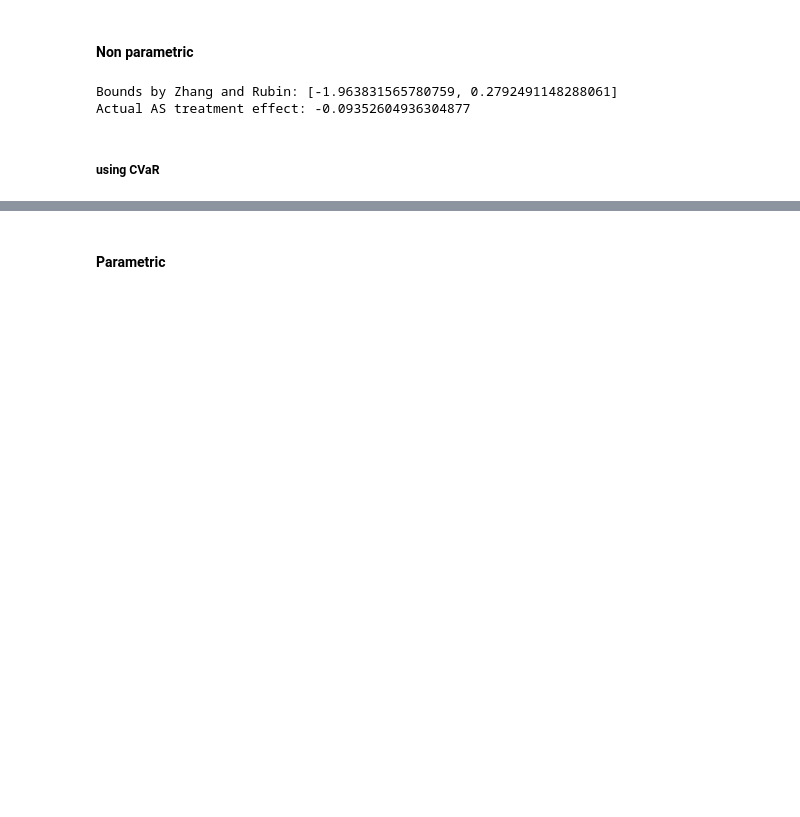
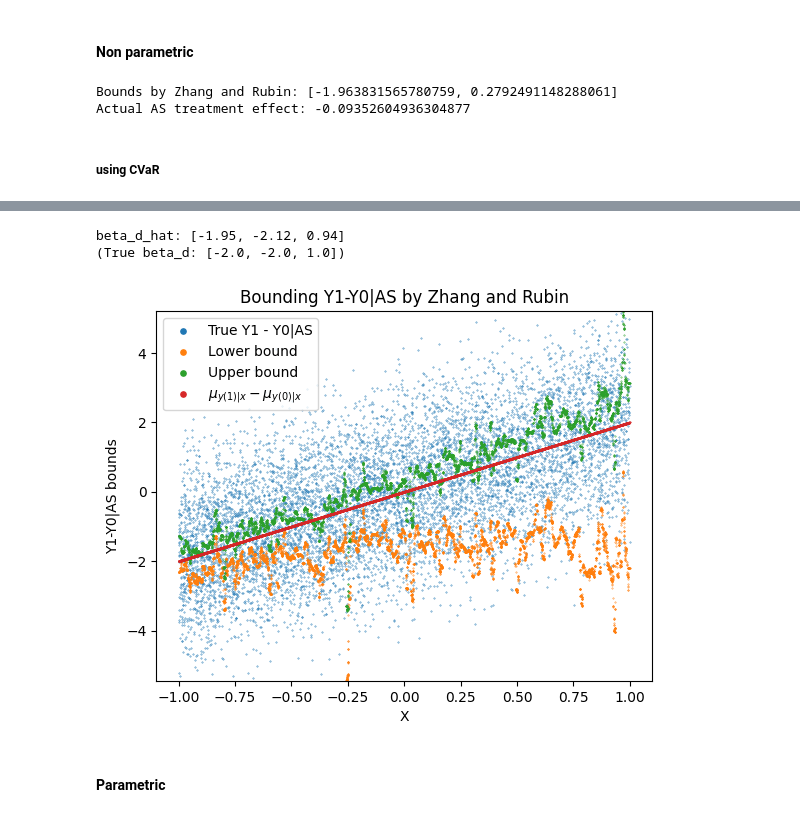
Before and after one commit to HadarRosenwald/competing_risks_simulation, a Jupyter notebook: competing_risks_simulation.ipynb, the cells around one changed output, grey strips where cells are left out. Saved outputs shown, nothing was run; the diff lists cells and outputs as text; code cells hidden in the pictures; blank space fills up the shorter version.

Commit message:
calculating cvar bounds based solely on observable data (p_t0d0_x p_t1d0_x estimation)

```diff
--- a/competing_risks_simulation.ipynb
+++ b/competing_risks_simulation.ipynb
@@ -65,3 +66,22 @@ zr_bounds_cvar = plot_zhang_rubin_bounds_on_survivors(sample_for_y_dist_s, zhang
+# %%
+beta_d_hat = estimate_beta_d_from_realizations(true_beta_d_for_comparison=sample_for_y_dist.iloc[0].beta_d,
+                                               t=sample_for_y_dist.t.values, x=sample_for_y_dist.x.values,
+                                               d_obs=sample_for_y_dist.D_obs.values)
+
+_, _, p_t0d0_x_hat, p_t1d0_x_hat = calc_death_array_and_proba(sample_for_y_dist.x.values, beta_d_hat)
+sample_for_y_dist['p_t0d0_x_hat'] = p_t0d0_x_hat
+sample_for_y_dist['p_t1d0_x_hat'] = p_t1d0_x_hat
+# %% [output]
+beta_d_hat: [-1.95, -2.12, 0.94]
+(True beta_d: [-2.0, -2.0, 1.0])
+# %%
+df_for_cvar_hat = sample_for_y_dist[['x','D_obs','Y_obs','t', 'p_t0d0_x_hat', 'p_t1d0_x_hat']].copy()
+df_for_cvar_hat.rename({'p_t0d0_x_hat': 'p_t0d0_x', 'p_t1d0_x_hat': 'p_t1d0_x'}, axis=1, inplace=True)
+zhang_rubin_bounds_cvar_hat = calc_zhang_rubin_bounds_using_cvar_est(df_for_cvar_hat)
+# %%
+zr_bounds_cvar_hat = plot_zhang_rubin_bounds_on_survivors(sample_for_y_dist_s, zhang_rubin_bounds_cvar_hat)
+# %% [output]
+[figure, added]
 # %% [markdown]
 #### Parametric
 # %% [markdown]
```
Also changed, not shown: parts of 3 cells of this notebook, 2 other files.
